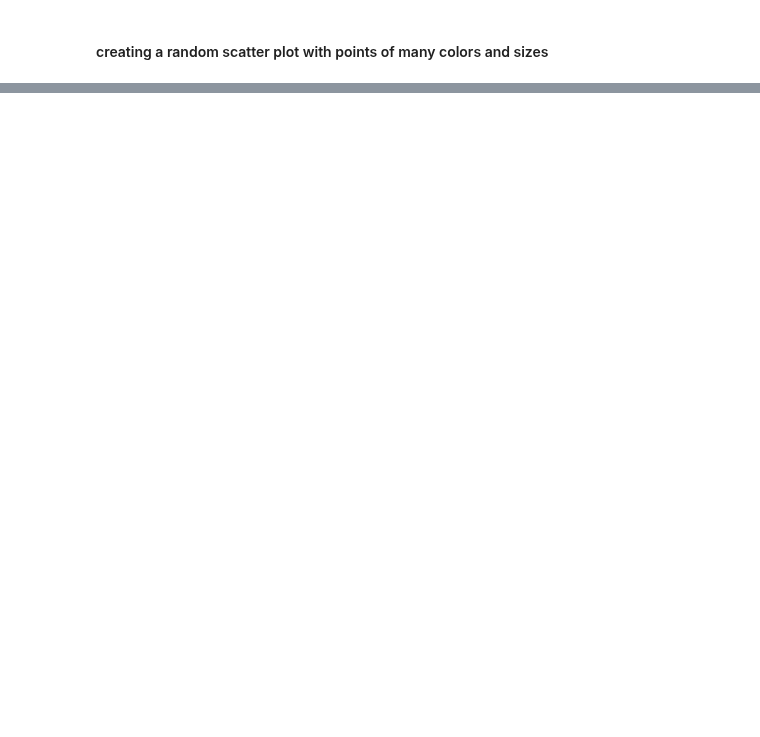
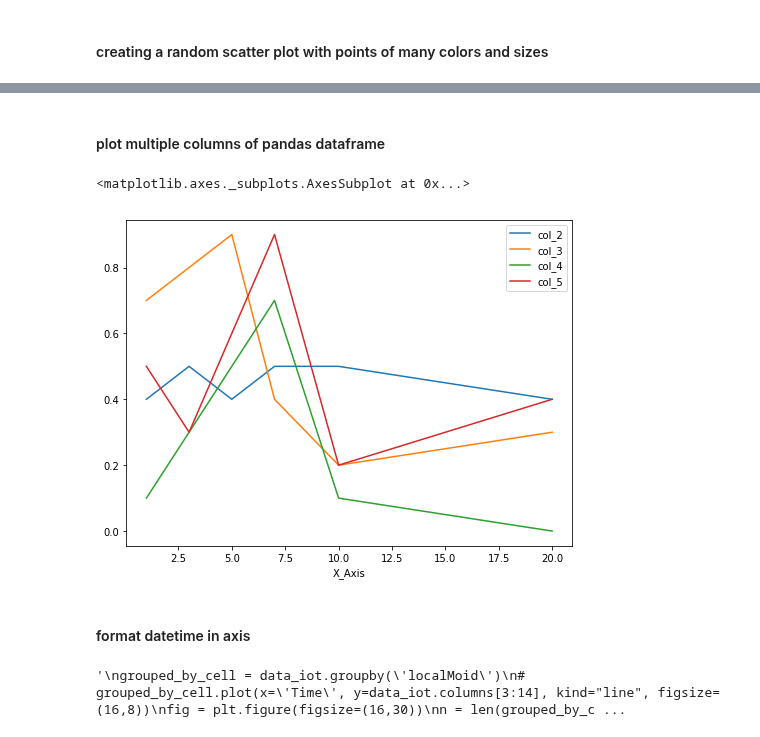
Before and after one commit to w26738/Notebook, a Jupyter notebook: data_analysis/matplotlib_101.ipynb, the cells around one changed output, grey strips where cells are left out. Cells and saved outputs as stored; diff of their text form; code cells hidden in the pictures; blank space fills up the shorter version.

```diff
--- a/data_analysis/matplotlib_101.ipynb
+++ b/data_analysis/matplotlib_101.ipynb
@@ -199,0 +251,39 @@ plt.colorbar()
+# %% [markdown]
+#### plot multiple columns of pandas dataframe
+# %%
+df = pd.DataFrame({'X_Axis':[1,3,5,7,10,20],
+                   'col_2':[.4,.5,.4,.5,.5,.4],
+                   'col_3':[.7,.8,.9,.4,.2,.3],
+                   'col_4':[.1,.3,.5,.7,.1,.0],
+                   'col_5':[.5,.3,.6,.9,.2,.4]})
+
+df.plot(x='X_Axis', y=df.columns[1:5], figsize=(8,6))
+# %% [output]
+<matplotlib.axes._subplots.AxesSubplot at 0x...>
+[figure, added]
+# %% [markdown]
+#### format datetime in axis
+# %%
+'''
+grouped_by_cell = data_iot.groupby('localMoid')
+# grouped_by_cell.plot(x='Time', y=data_iot.columns[3:14], kind="line", figsize=(16,8))
+fig = plt.figure(figsize=(16,30))
+n = len(grouped_by_cell)
+for i, (name, group) in enumerate(grouped_by_cell):
+    ax = fig.add_subplot(n, 1, i+1)
+    group.plot(x='Time', y=group.columns[3:14], ax=ax, title=name)
+    days = mdates.DayLocator(interval=1)
+    hours = mdates.HourLocator(interval=3)
+    # 设置主刻度
+    ax.xaxis.set_major_locator(days)
+    # 设置副刻度
+    ax.xaxis.set_minor_locator(hours)
+    # 设置主刻度格式
+    ax.xaxis.set_major_formatter(mdates.DateFormatter('%D'))
+    # 设置副刻度格式
+    ax.xaxis.set_minor_formatter(mdates.DateFormatter('%H:%M'))
+    # 主副刻度标签间隔
+    ax.tick_params(pad=10)
+'''
+# %% [output]
+'\ngrouped_by_cell = data_iot.groupby(\'localMoid\')\n# grouped_by_cell.plot(x=\'Time\', y=data_iot.columns[3:14], kind="line", figsize=(16,8))\nfig = plt.figure(figsize=(16,30))\nn = len(grouped_by_c ...
```
Also changed, not shown: parts of 17 cells of this notebook.
